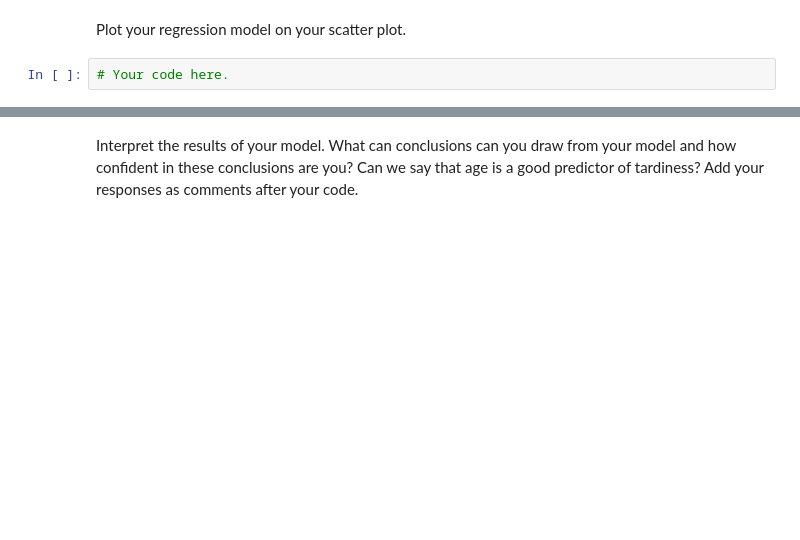
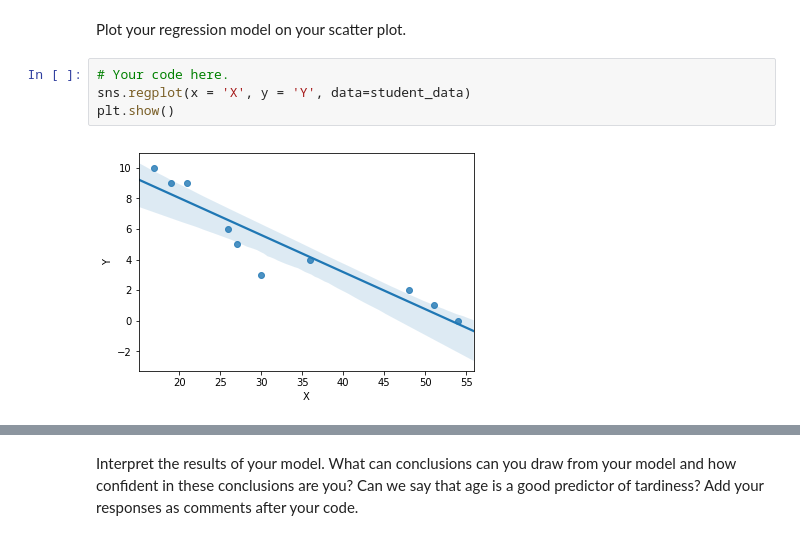
Before and after one commit to ta-datapt-bcn/lab-regression-analysis, a Jupyter notebook: your-code.ipynb, the cells around one changed output, grey strips where cells are left out. Drawn from its saved outputs; the diff is of its cells as text; blank space fills up the shorter version.

```diff
--- a/your-code.ipynb
+++ b/your-code.ipynb
@@ -49,4 +97,8 @@ Build a regression model for this data. What will be your outcome variable? What
 # %% [markdown]
 Plot your regression model on your scatter plot.
-# %%
-# Your code here.
+# %%
+# Your code here.
+sns.regplot(x = 'X', y = 'Y', data=student_data)
+plt.show()
+# %% [output]
+[figure, added]
```
Also changed, not shown: parts of 34 cells of this notebook, 1 other file.
